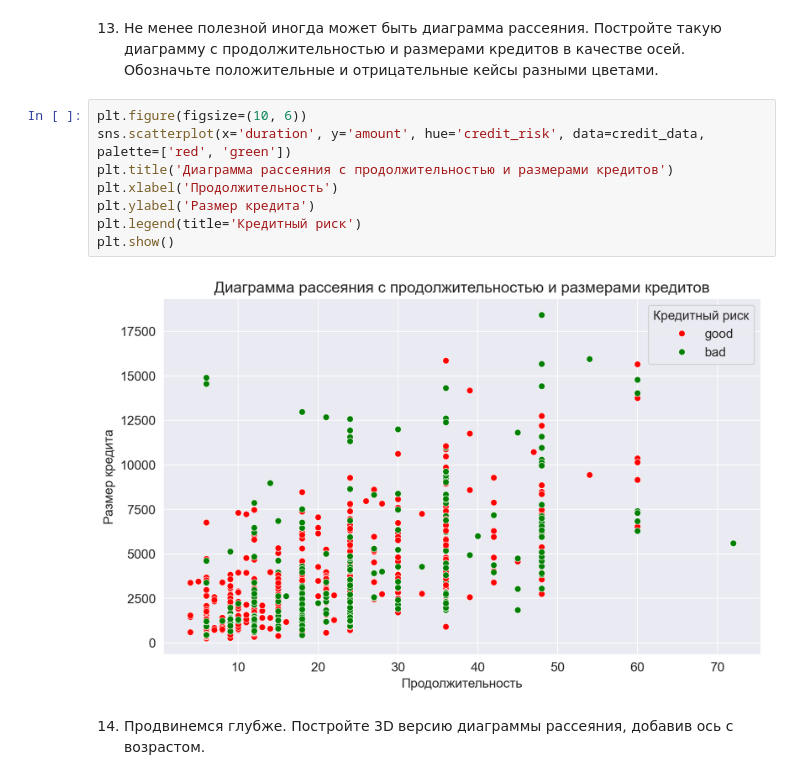
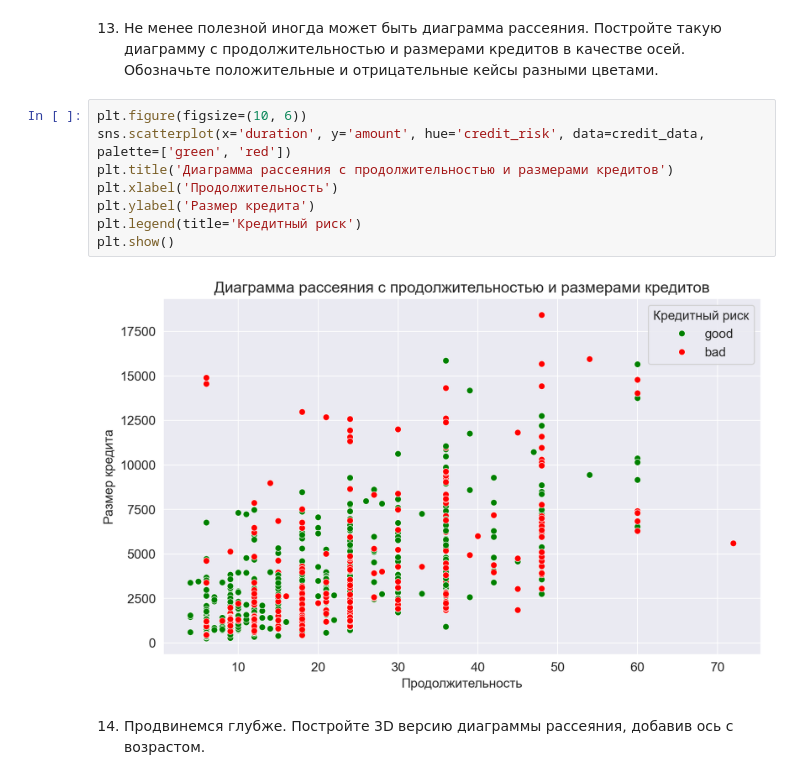
Before and after one commit to Romaniox/Sirius, a Jupyter notebook: PART_2_hw_practice_sirius_01_pandas_numpy_viz.ipynb, the cells around one changed output. Drawn from its saved outputs; the diff is of its cells as text.

```diff
--- a/PART_2_hw_practice_sirius_01_pandas_numpy_viz.ipynb
+++ b/PART_2_hw_practice_sirius_01_pandas_numpy_viz.ipynb
@@ -634,14 +617,14 @@ plt.show()
 13. Не менее полезной иногда может быть диаграмма рассеяния. Постройте такую диаграмму с продолжительностью и размерами кредитов в качестве осей. Обозначьте положительные и отрицательные кейсы разными цветами.
 # %%
 plt.figure(figsize=(10, 6))
-sns.scatterplot(x='duration', y='amount', hue='credit_risk', data=credit_data, palette=['red', 'green'])
+sns.scatterplot(x='duration', y='amount', hue='credit_risk', data=credit_data, palette=['green', 'red'])
 plt.title('Диаграмма рассеяния с продолжительностью и размерами кредитов')
 plt.xlabel('Продолжительность')
 plt.ylabel('Размер кредита')
 plt.legend(title='Кредитный риск')
 plt.show()
 # %% [output]
-[figure, old version]
+[figure, new version]
 # %% [markdown]
 14. Продвинемся глубже. Постройте 3D версию диаграммы рассеяния, добавив ось с возрастом.
 # %%
```
Also changed, not shown: parts of 15 cells of this notebook, 1 other file.
